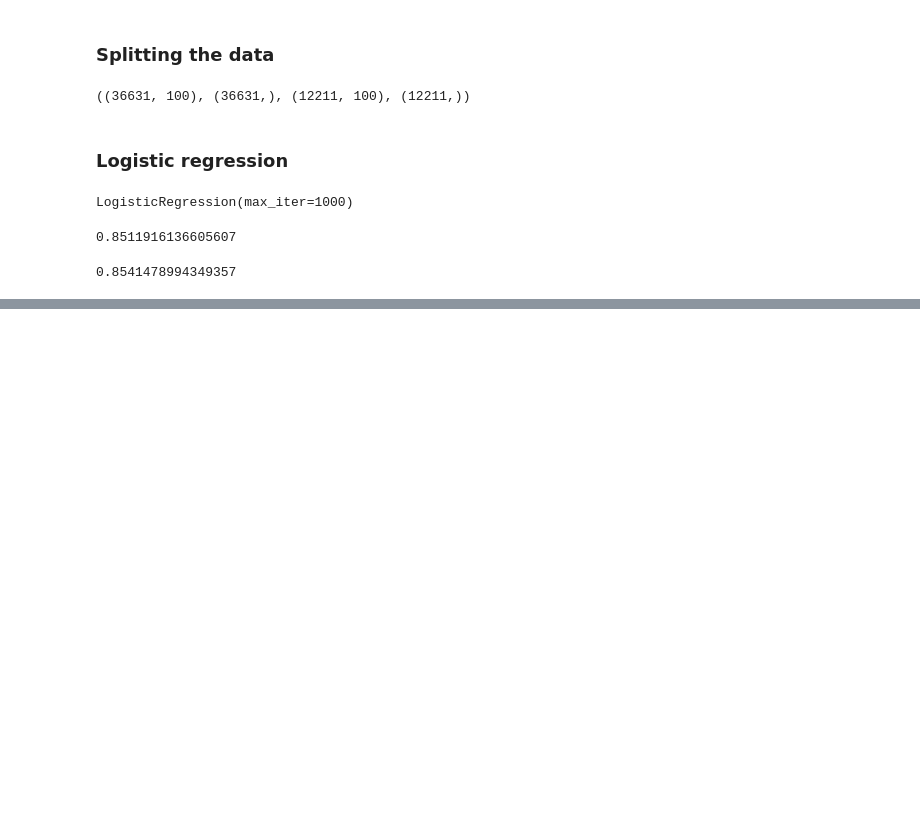
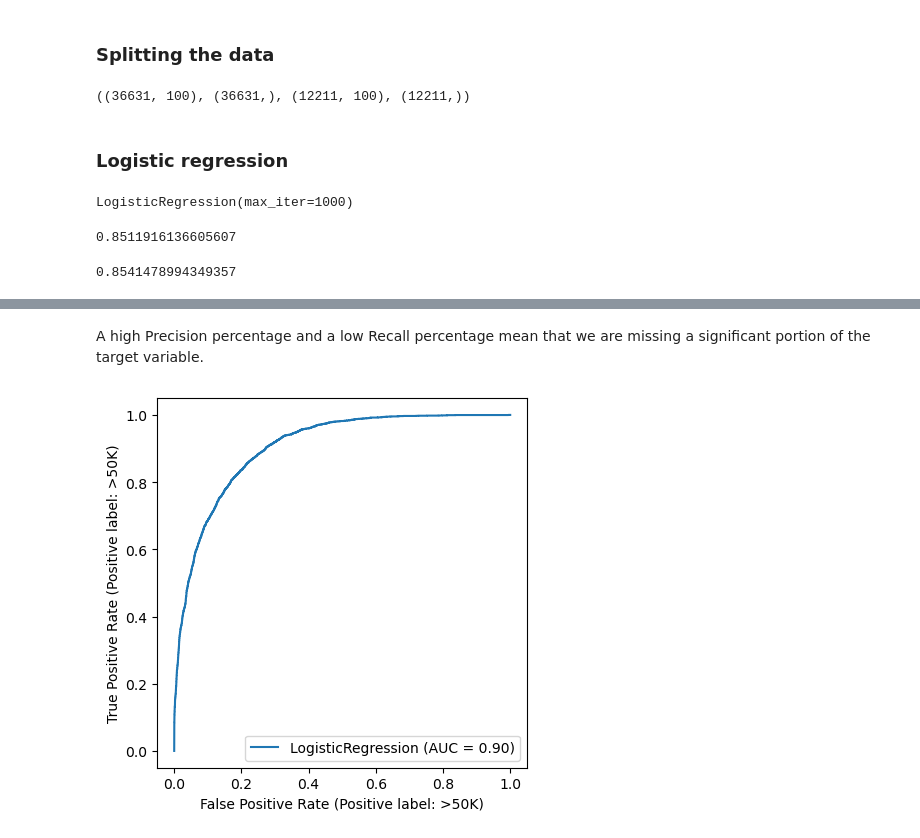
Before and after one commit to Kiril-Lazarov/Artificial-Intelligence, a Jupyter notebook: Machine Learning/Model Trainng and Improvement/Model Training and Improvement.ipynb, the cells around one changed output, grey strips where cells are left out. Drawn from its saved outputs; the diff is of its cells as text; code cells hidden in the pictures; blank space fills up the shorter version.

Commit message:
Plotting ROC curve

```diff
--- a/Machine Learning/Model Trainng and Improvement/Model Training and Improvement.ipynb
+++ b/Machine Learning/Model Trainng and Improvement/Model Training and Improvement.ipynb
@@ -254,0 +272,9 @@ y_test.value_counts(), (y_test.value_counts()[0] / len(y_test))
+# %% [markdown]
+A high Precision percentage and a low Recall percentage mean that we are missing a significant portion of the target variable.
+# %%
+# Plot ROC curve
+RocCurveDisplay.from_estimator(logistic_regression, X_test, y_test)
+plt.gca().set_aspect('equal')
+plt.show()
+# %% [output]
+[figure, added]
```
Also changed, not shown: parts of 4 cells of this notebook.
